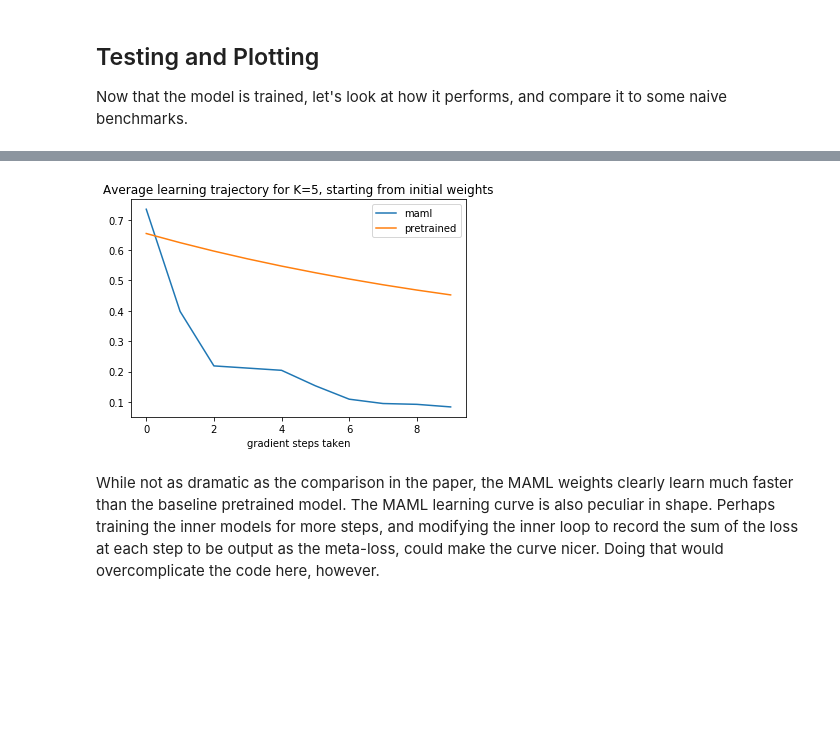
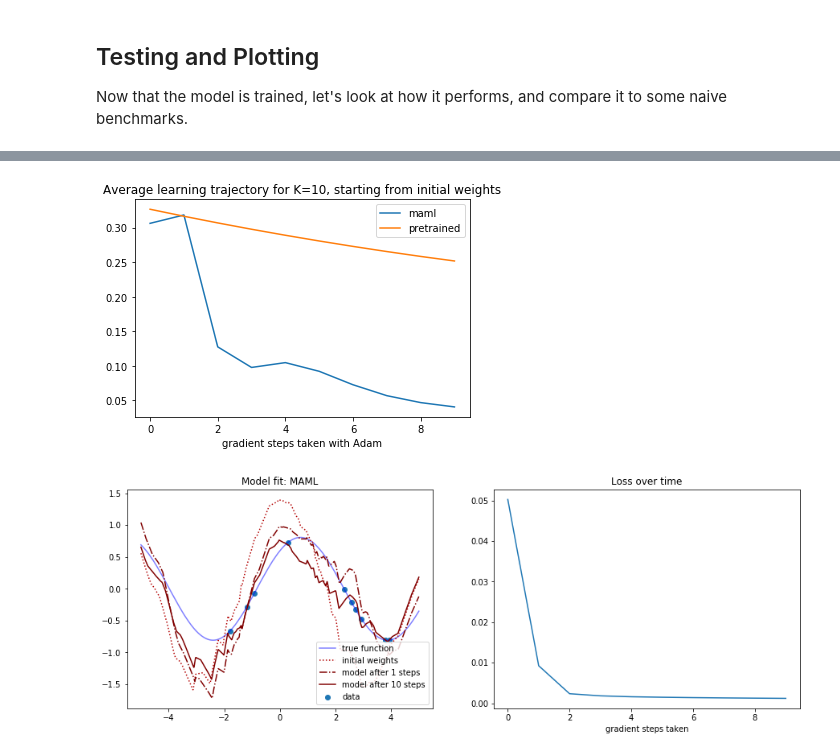
Before and after one commit to vmikulik/maml-pytorch, a Jupyter notebook: MAML-Sines.ipynb, the cells around one changed output, grey strips where cells are left out. Saved outputs shown, nothing was run; the diff lists cells and outputs as text; code cells hidden in the pictures; blank space fills up the shorter version.

```diff
--- a/MAML-Sines.ipynb
+++ b/MAML-Sines.ipynb
@@ -310,11 +242,9 @@ plt.show()
 # %%
-plt.plot(average_losses(maml.model.model, 1000, K=5), label='maml')
-plt.plot(average_losses(pretrained, 1000, K=5),       label='pretrained')
+plt.plot(average_losses(maml.model.model, n_samples=5000, K=10, optim=torch.optim.Adam), label='maml')
+plt.plot(average_losses(pretrained,       n_samples=5000, K=10, optim=torch.optim.Adam), label='pretrained')
 plt.legend()
-plt.title("Average learning trajectory for K=5, starting from initial weights")
-plt.xlabel("gradient steps taken")
+plt.title("Average learning trajectory for K=10, starting from initial weights")
+plt.xlabel("gradient steps taken with Adam")
 plt.show()
 # %% [output]
-[figure, old version]
+[figure, new version]
-# %% [markdown]
-While not as dramatic as the comparison in the paper, the MAML weights clearly learn much faster than the baseline pretrained model. The MAML learning curve is also peculiar in shape. Perhaps training the inner models for more steps, and modifying the inner loop to record the sum of the loss at each step to be output as the meta-loss, could make the curve nicer. Doing that would overcomplicate the code here, however.
@@ -320,0 +293,42 @@ While not as dramatic as the comparison in the paper, the MAML weights clearly l
+# %%
+def plot_sampled_performance(initial_model, model_name, task, X, y, optim=torch.optim.SGD, lr=0.01):
+
+    x_axis = np.linspace(-5, 5, 1000)
+    sampled_steps=[1,10]
+    outputs, losses = model_functions_at_training(initial_model,
+                                                  X, y,
+                                                  sampled_steps=sampled_steps,
+                                                  x_axis=x_axis,
+                                                  optim=optim, lr=lr)
+
+    plt.figure(figsize=(15,5))
+
+    # plot the model functions
+    plt.subplot(1, 2, 1)
+
+    plt.plot(x_axis, task.true_function(x_axis), '-', color=(0, 0, 1, 0.5), label='true function')
+    plt.scatter(X, y, label='data')
+    plt.plot(x_axis, outputs['initial'], ':', color=(0.7, 0, 0, 1), label='initial weights')
+
+    for step in sampled_steps:
+        plt.plot(x_axis, outputs[step],
+                 '-.' if step == 1 else '-', color=(0.5, 0, 0, 1),
+                 label='model after {} steps'.format(step))
+
+    plt.legend(loc='lower right')
+    plt.title("Model fit: {}".format(model_name))
+
+    # plot losses
+    plt.subplot(1, 2, 2)
+    plt.plot(losses)
+    plt.title("Loss over time")
+    plt.xlabel("gradient steps taken")
+    plt.show()
+# %%
+K = 10
+task = tasks.sample_task()
+X, y = task.sample_data(K)
+
+plot_sampled_performance(maml.model.model, 'MAML', task, X, y)
+# %% [output]
+[figure, added]
```
Also changed, not shown: parts of 18 cells of this notebook.
